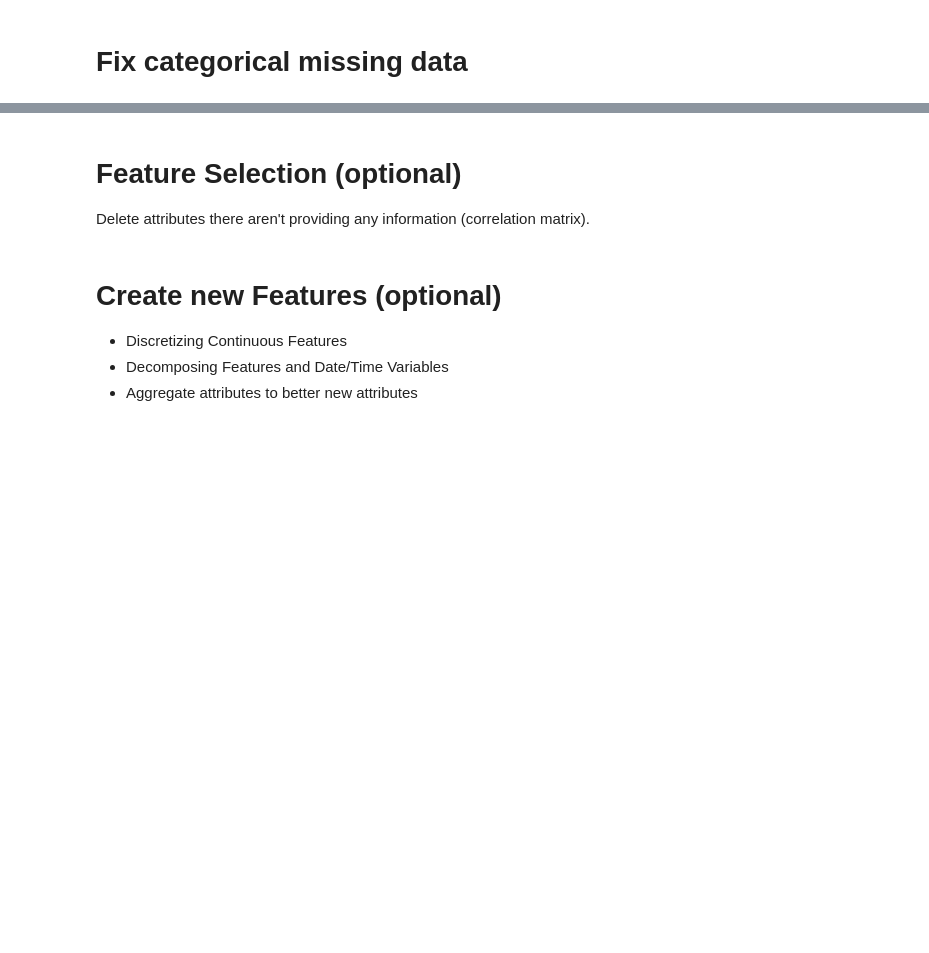
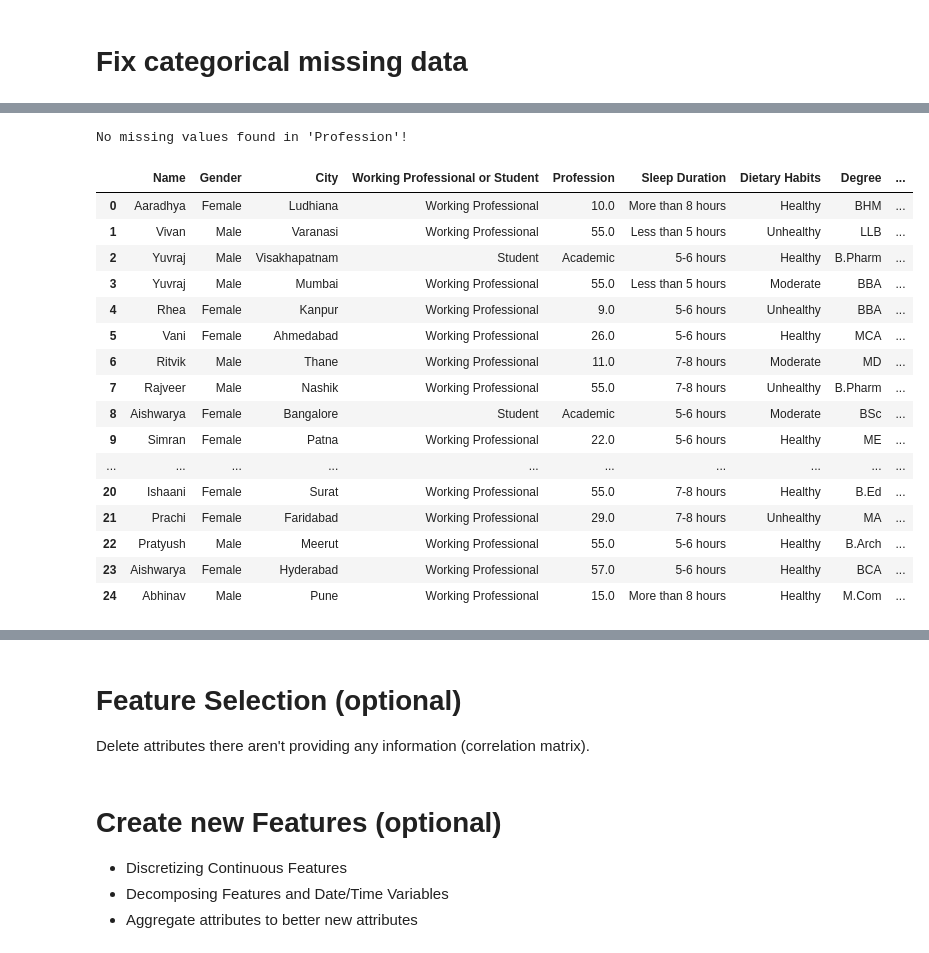
Before and after one commit to mailmezorro/playground-series-s4e11, a Jupyter notebook: Preprocessing/playground-series-s4e11-preprocessing.ipynb, the cells around one changed output, grey strips where cells are left out. Drawn from its saved outputs; the diff is of its cells as text; code cells hidden in the pictures; blank space fills up the shorter version.

Commit message:
added logic for categorical missing data

```diff
--- a/Preprocessing/playground-series-s4e11-preprocessing.ipynb
+++ b/Preprocessing/playground-series-s4e11-preprocessing.ipynb
@@ -257,8 +257,7 @@ train_original_copy.head(25)
 | 23 | Aishwarya | Female | Hyderabad | Working Professional | UX/UI Designer | 5-6 hours | Healthy | BCA | ... |
 | 24 | Abhinav | Male | Pune | Working Professional | Content Writer | More than 8 hours | Healthy | M.Com | ... |
 # %%
-train_original_copy = train_original_copy.isnull().sum()
-print(train_original_copy)
+print(train_original_copy.isnull().sum())
 # %% [output]
 Name                                         0
 Gender                                       0
@@ -293,0 +301,58 @@ print("Iterative Imputation- category - done!")
+# %%
+from sklearn.experimental import enable_iterative_imputer
+from sklearn.impute import IterativeImputer
+from sklearn.ensemble import RandomForestClassifier
+from sklearn.preprocessing import OrdinalEncoder
+import numpy as np
+import pandas as pd
+
+# We focus on the feature 'Profession' , it has missing values
+feature_with_missing = "Profession"
+
+# Split data into complete and missing
+df_missing = train_original_copy[train_original_copy[feature_with_missing].isnull()].copy()
+df_complete = train_original_copy.dropna(subset=[feature_with_missing]).copy()
+
+if df_missing.empty:
+    print("No missing values found in 'Profession'!")
+else:
+    encoder = OrdinalEncoder(handle_unknown='use_encoded_value', unknown_value=-1)
+    encoder.fit(df_complete[[feature_with_missing]])
+    df_complete.loc[:, [feature_with_missing]] = encoder.transform(df_complete[[feature_with_missing]])
+
+    # Replace `NaN` in df_missing with placeholder before transform
+    df_missing[feature_with_missing] = df_missing[feature_with_missing].fillna("MISSING_CATEGORY")
+
+    df_missing.loc[:, [feature_with_missing]] = encoder.transform(df_missing[[feature_with_missing]])
+    imputer = IterativeImputer(estimator=RandomForestClassifier(n_estimators=10, random_state=42), random_state=42)
+    df_missing[[feature_with_missing]] = imputer.fit(df_complete[[feature_with_missing]]).transform(df_missing[[feature_with_missing]])
+
+    # bring values back into original range
+    max_category_index = len(encoder.categories_[0]) - 1
+    df_missing[feature_with_missing] = np.clip(df_missing[feature_with_missing], 0, max_category_index)
+
+
+    df_missing[feature_with_missing] = encoder.inverse_transform(df_missing[[feature_with_missing]].to_numpy().reshape(-1, 1)).ravel()
+    train_original_copy = pd.concat([df_complete, df_missing]).sort_index()
+# %% [output]
+No missing values found in 'Profession'!
+# %%
+train_original_copy.head(25)
+# %% [output]
+|  | Name | Gender | City | Working Professional or Student | Profession | Sleep Duration | Dietary Habits | Degree | ... |
+| 0 | Aaradhya | Female | Ludhiana | Working Professional | 10.0 | More than 8 hours | Healthy | BHM | ... |
+| 1 | Vivan | Male | Varanasi | Working Professional | 55.0 | Less than 5 hours | Unhealthy | LLB | ... |
+| 2 | Yuvraj | Male | Visakhapatnam | Student | Academic | 5-6 hours | Healthy | B.Pharm | ... |
+| 3 | Yuvraj | Male | Mumbai | Working Professional | 55.0 | Less than 5 hours | Moderate | BBA | ... |
+| 4 | Rhea | Female | Kanpur | Working Professional | 9.0 | 5-6 hours | Unhealthy | BBA | ... |
+| 5 | Vani | Female | Ahmedabad | Working Professional | 26.0 | 5-6 hours | Healthy | MCA | ... |
+| 6 | Ritvik | Male | Thane | Working Professional | 11.0 | 7-8 hours | Moderate | MD | ... |
+| 7 | Rajveer | Male | Nashik | Working Professional | 55.0 | 7-8 hours | Unhealthy | B.Pharm | ... |
+| 8 | Aishwarya | Female | Bangalore | Student | Academic | 5-6 hours | Moderate | BSc | ... |
+| 9 | Simran | Female | Patna | Working Professional | 22.0 | 5-6 hours | Healthy | ME | ... |
+| ... | ... | ... | ... | ... | ... | ... | ... | ... | ... |
+| 20 | Ishaani | Female | Surat | Working Professional | 55.0 | 7-8 hours | Healthy | B.Ed | ... |
+| 21 | Prachi | Female | Faridabad | Working Professional | 29.0 | 7-8 hours | Unhealthy | MA | ... |
+| 22 | Pratyush | Male | Meerut | Working Professional | 55.0 | 5-6 hours | Healthy | B.Arch | ... |
+| 23 | Aishwarya | Female | Hyderabad | Working Professional | 57.0 | 5-6 hours | Healthy | BCA | ... |
+| 24 | Abhinav | Male | Pune | Working Professional | 15.0 | More than 8 hours | Healthy | M.Com | ... |
```
Also changed, not shown: parts of 4 cells of this notebook.
